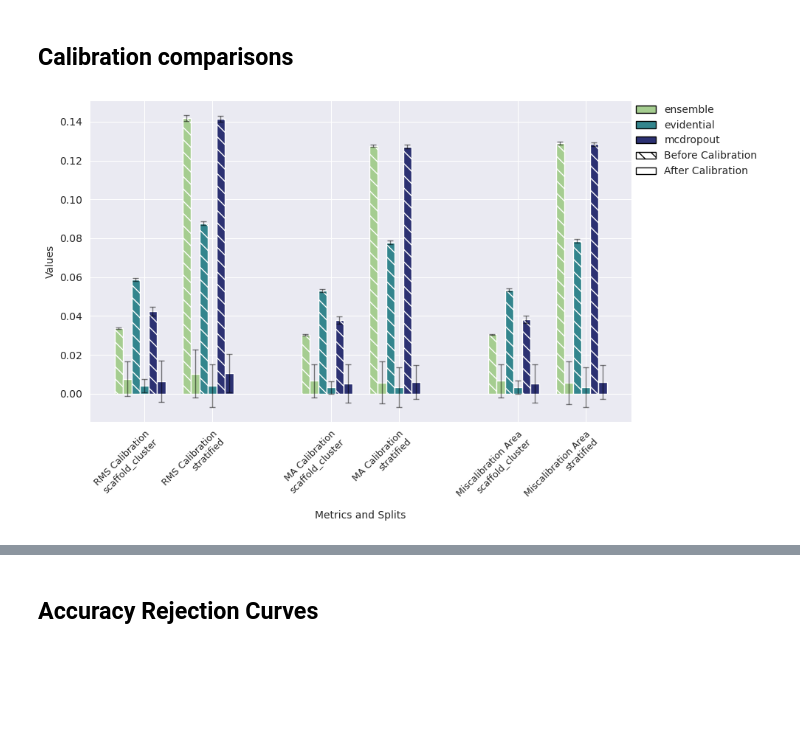
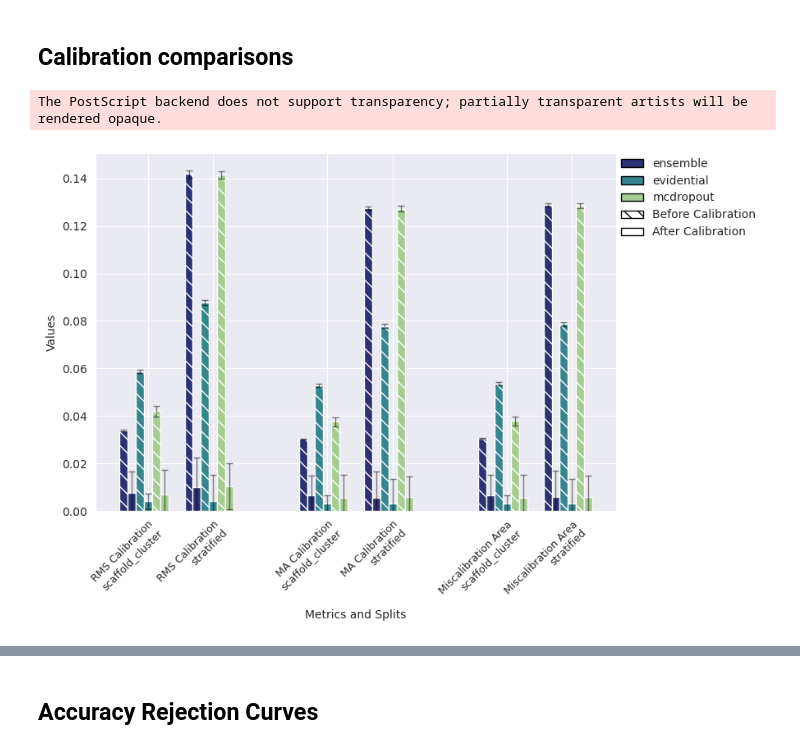
Before and after one commit to CDDLeiden/uqdd, a Jupyter notebook: metrics_analysis.ipynb, the cells around one changed output, grey strips where cells are left out. Cells and saved outputs as stored; diff of their text form; code cells hidden in the pictures; blank space fills up the shorter version.

Commit message:
heatmap cmap, crest_r as default, rmse_rejection_plots

```diff
--- a/metrics_analysis.ipynb
+++ b/metrics_analysis.ipynb
@@ -489,7 +522,7 @@ plot_metrics(df_pcm, ["Miscalibration Area"], cmap="crest", save_dir=save_dir)
 # %% [markdown]
 ## Calibration comparisons
 # %%
-def plot_comparison_metrics(df, metrics, cmap="crest", save_dir=None):
+def plot_comparison_metrics(df, metrics, cmap="crest_r", save_dir=None):  #, draw_points_on_error_bars=False
     stats_dfs = []
 
     # Prepare data for each metric
@@ -527,7 +560,7 @@ def plot_comparison_metrics(df, metrics, cmap="crest", save_dir=None):
     }
 
     # Calculate appropriate figsize based on the number of metrics
-    fig_width = max(10, len(metrics) * 3)
+    fig_width = max(7, len(metrics) * 3)
     fig, ax = plt.subplots(figsize=(fig_width, 6))
 
     bar_width = 0.1
@@ -557,6 +590,9 @@ def plot_comparison_metrics(df, metrics, cmap="crest", save_dir=None):
                         hatch=hatches_dict[calibration],
                         width=bar_width,
                     )
+                    # # Draw point on the error bar
+                    # if draw_points_on_error_bars:
+                    #     ax.plot(position, height, 'o', color='black')
             # Add tick positions and labels for each split within each metric
             center_position = (i * (split_spacing + len(split_types) * (num_bars * bar_width + group_spacing)) +
                                j * (num_bars * bar_width + group_spacing) +
@@ -585,15 +621,21 @@ def plot_comparison_metrics(df, metrics, cmap="crest", save_dir=None):
     for (_, row), bar in zip(combined_stats_df.iterrows(), ax.patches):
         x_bar = bar.get_x() + bar.get_width() / 2
         y_bar = bar.get_height()
+        # print(row[f"{row['Metric']}_std"])
+        yerr_lower = y_bar - max(0, y_bar - row[f"{row['Metric']}_std"])
+        yerr_upper = row[f"{row['Metric']}_std"]
         ax.errorbar(
             x_bar,
             y_bar,
-            yerr=row[f"{row['Metric']}_std"],
+            # yerr=row[f"{row['Metric']}_std"],
+            yerr=[[yerr_lower], [yerr_upper]],
             color="black",
-            fmt="none",
+            # fmt='o' if draw_points_on_error_bars else 'none',  # Option to draw points on error bars
+            fmt="none",  # Option to draw points on error bars
             elinewidth=1,
             capsize=3,
             alpha=0.5,
+
         )
 
     ax.set_xticks(tick_positions)
@@ -602,11 +644,13 @@ def plot_comparison_metrics(df, metrics, cmap="crest", save_dir=None):
     ax.set_ylabel("Values")
     metrics_names = "_".join(metrics)
     plot_name = f"comparison_barplot_{cmap}_{metrics_names}"
+    # plot_name += "_points" if draw_points_on_error_bars else ""
     save_plot(fig, save_dir, plot_name)
     plt.show()
     plt.close()
 # %%
-plot_comparison_metrics(df_calib, ['RMS Calibration', 'MA Calibration', 'Miscalibration Area'], cmap="crest", save_dir=save_dir)
+plot_comparison_metrics(df_calib, ['RMS Calibration', 'MA Calibration', 'Miscalibration Area'], cmap="crest_r", save_dir=save_dir)
 # %% [output]
+The PostScript backend does not support transparency; partially transparent artists will be rendered opaque.
-[figure, old version]
+[figure, new version]
 # %%
```
Also changed, not shown: parts of 43 cells of this notebook.
